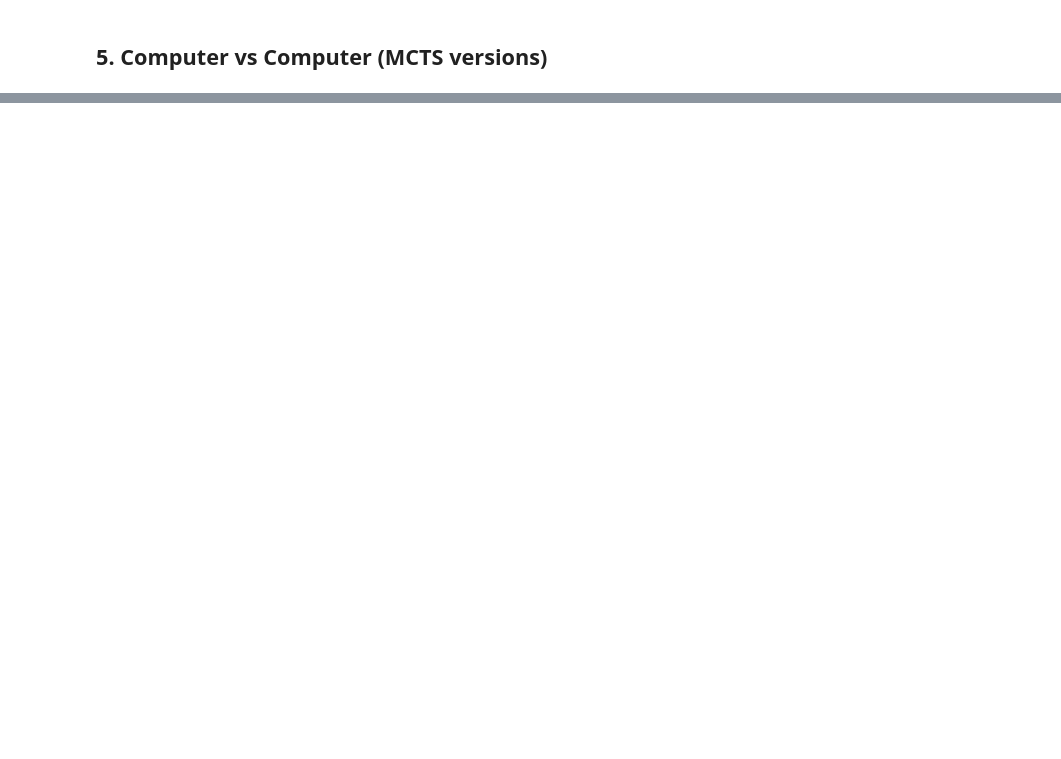
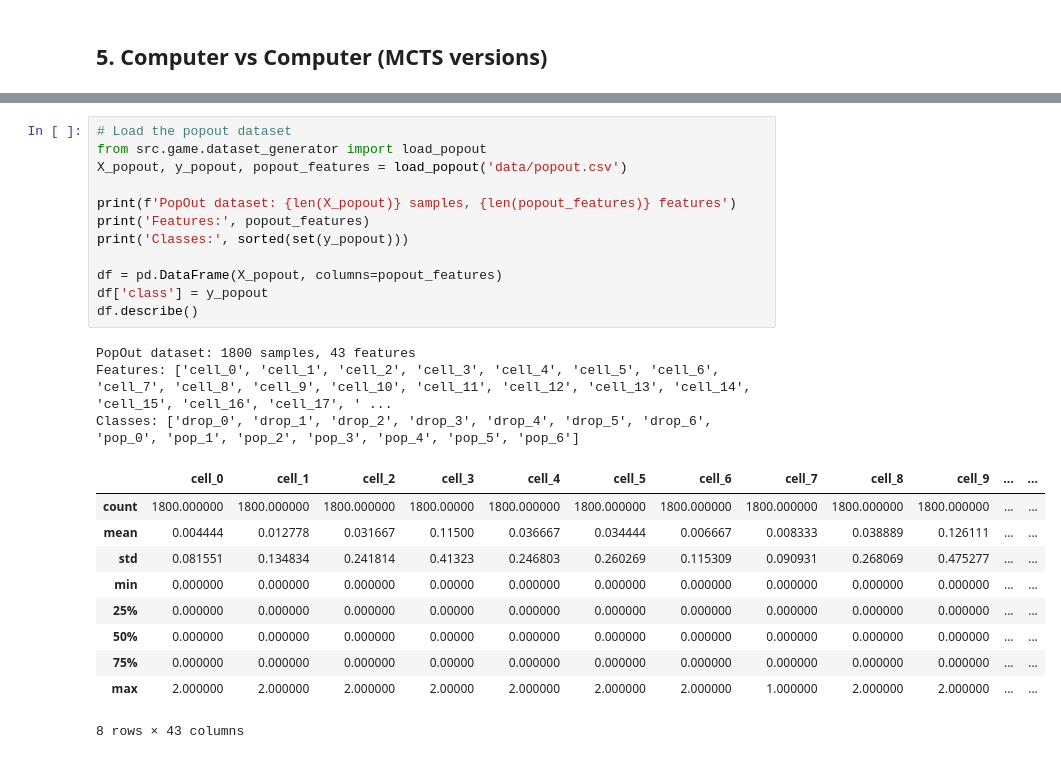
Before and after one commit to imorlxs/popout, a Jupyter notebook: notebook.ipynb, the cells around one changed output, grey strips where cells are left out. Saved outputs shown, nothing was run; the diff lists cells and outputs as text; blank space fills up the shorter version.

```diff
--- a/notebook.ipynb
+++ b/notebook.ipynb
@@ -132,0 +181,26 @@ df.head()
+# %%
+# Load the popout dataset
+from src.game.dataset_generator import load_popout
+X_popout, y_popout, popout_features = load_popout('data/popout.csv')
+
+print(f'PopOut dataset: {len(X_popout)} samples, {len(popout_features)} features')
+print('Features:', popout_features)
+print('Classes:', sorted(set(y_popout)))
+
+df = pd.DataFrame(X_popout, columns=popout_features)
+df['class'] = y_popout
+df.describe()
+# %% [output]
+PopOut dataset: 1800 samples, 43 features
+Features: ['cell_0', 'cell_1', 'cell_2', 'cell_3', 'cell_4', 'cell_5', 'cell_6', 'cell_7', 'cell_8', 'cell_9', 'cell_10', 'cell_11', 'cell_12', 'cell_13', 'cell_14', 'cell_15', 'cell_16', 'cell_17', ' ...
+Classes: ['drop_0', 'drop_1', 'drop_2', 'drop_3', 'drop_4', 'drop_5', 'drop_6', 'pop_0', 'pop_1', 'pop_2', 'pop_3', 'pop_4', 'pop_5', 'pop_6']
+|  | cell_0 | cell_1 | cell_2 | cell_3 | cell_4 | cell_5 | cell_6 | cell_7 | cell_8 | cell_9 | ... | ... |
+| count | 1800.000000 | 1800.000000 | 1800.000000 | 1800.00000 | 1800.000000 | 1800.000000 | 1800.000000 | 1800.000000 | 1800.000000 | 1800.000000 | ... | ... |
+| mean | 0.004444 | 0.012778 | 0.031667 | 0.11500 | 0.036667 | 0.034444 | 0.006667 | 0.008333 | 0.038889 | 0.126111 | ... | ... |
+| std | 0.081551 | 0.134834 | 0.241814 | 0.41323 | 0.246803 | 0.260269 | 0.115309 | 0.090931 | 0.268069 | 0.475277 | ... | ... |
+| min | 0.000000 | 0.000000 | 0.000000 | 0.00000 | 0.000000 | 0.000000 | 0.000000 | 0.000000 | 0.000000 | 0.000000 | ... | ... |
+| 25% | 0.000000 | 0.000000 | 0.000000 | 0.00000 | 0.000000 | 0.000000 | 0.000000 | 0.000000 | 0.000000 | 0.000000 | ... | ... |
+| 50% | 0.000000 | 0.000000 | 0.000000 | 0.00000 | 0.000000 | 0.000000 | 0.000000 | 0.000000 | 0.000000 | 0.000000 | ... | ... |
+| 75% | 0.000000 | 0.000000 | 0.000000 | 0.00000 | 0.000000 | 0.000000 | 0.000000 | 0.000000 | 0.000000 | 0.000000 | ... | ... |
+| max | 2.000000 | 2.000000 | 2.000000 | 2.00000 | 2.000000 | 2.000000 | 2.000000 | 1.000000 | 2.000000 | 2.000000 | ... | ... |
+8 rows × 43 columns
```
Also changed, not shown: parts of 17 cells of this notebook, 6 other files.
